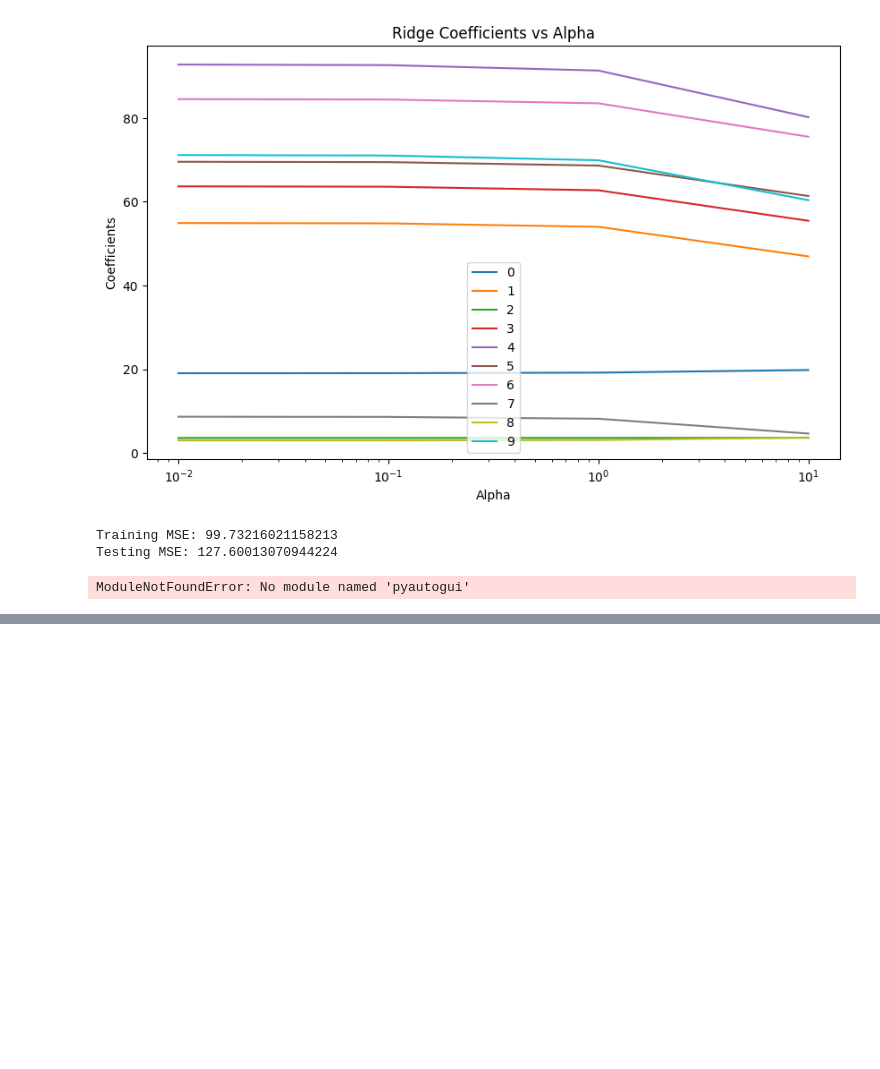
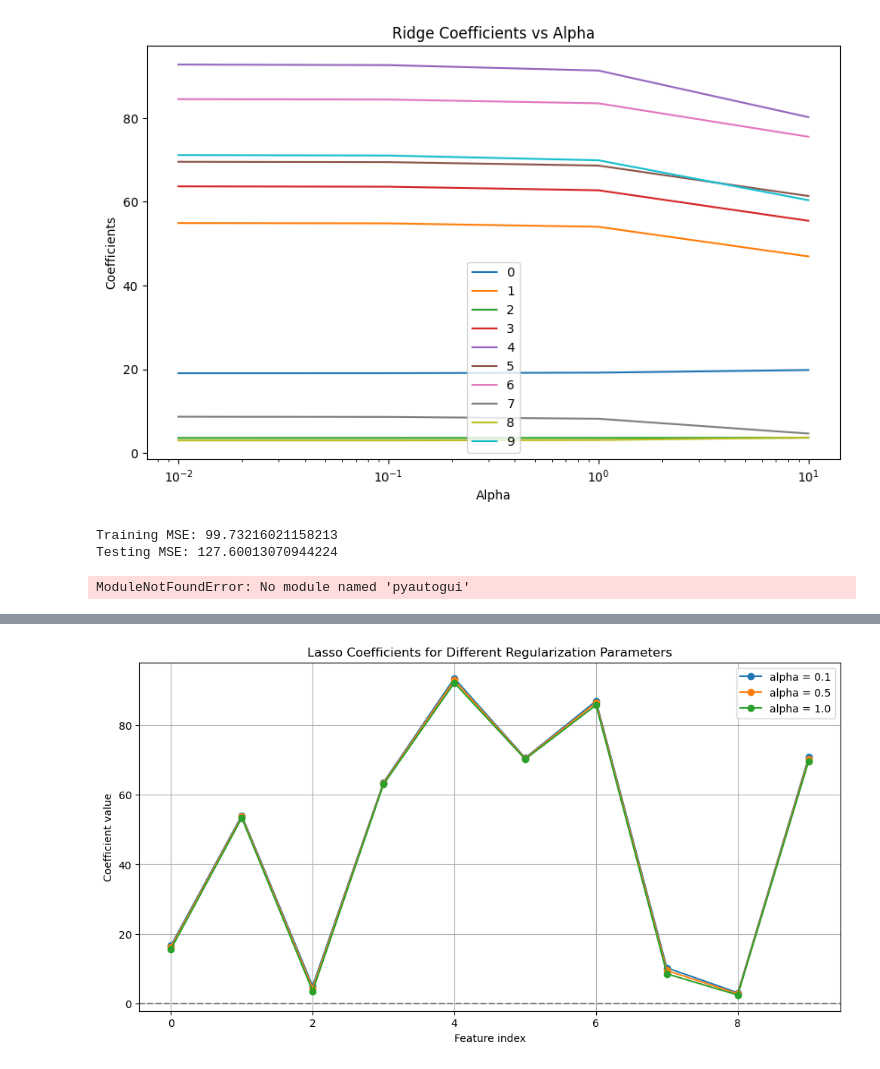
Before and after one commit to Harsimranjit2004/Machine-Learning, a Jupyter notebook: plot.ipynb, the cells around one changed output, grey strips where cells are left out. Drawn from its saved outputs; the diff is of its cells as text; code cells hidden in the pictures; blank space fills up the shorter version.

Commit message:
plots

```diff
--- a/plot.ipynb
+++ b/plot.ipynb
@@ -760,0 +761,32 @@ plt.savefig("l2-norm-reg.png")
+# %%
+import numpy as np
+import matplotlib.pyplot as plt
+from sklearn.linear_model import Lasso
+from sklearn.datasets import make_regression
+
+# Generate synthetic data
+X, y = make_regression(n_samples=100, n_features=10, noise=0.1, random_state=42)
+
+# Fit a Lasso model with different values of alpha (regularization parameter)
+alphas = [0.1, 0.5, 1.0]
+
+coefficients = []
+
+for alpha in alphas:
+    lasso = Lasso(alpha=alpha)
+    lasso.fit(X, y)
+    coefficients.append(lasso.coef_)
+
+# Plot the coefficients for different values of alpha
+plt.figure(figsize=(12, 6))
+for i, alpha in enumerate(alphas):
+    plt.plot(range(X.shape[1]), coefficients[i], marker='o', label=f'alpha = {alpha}')
+plt.axhline(0, color='gray', linestyle='--')
+plt.title('Lasso Coefficients for Different Regularization Parameters')
+plt.xlabel('Feature index')
+plt.ylabel('Coefficient value')
+plt.legend()
+plt.grid(True)
+plt.show()
+# %% [output]
+[figure, added]
```
Also changed, not shown: parts of 11 cells of this notebook, 1 other file.
